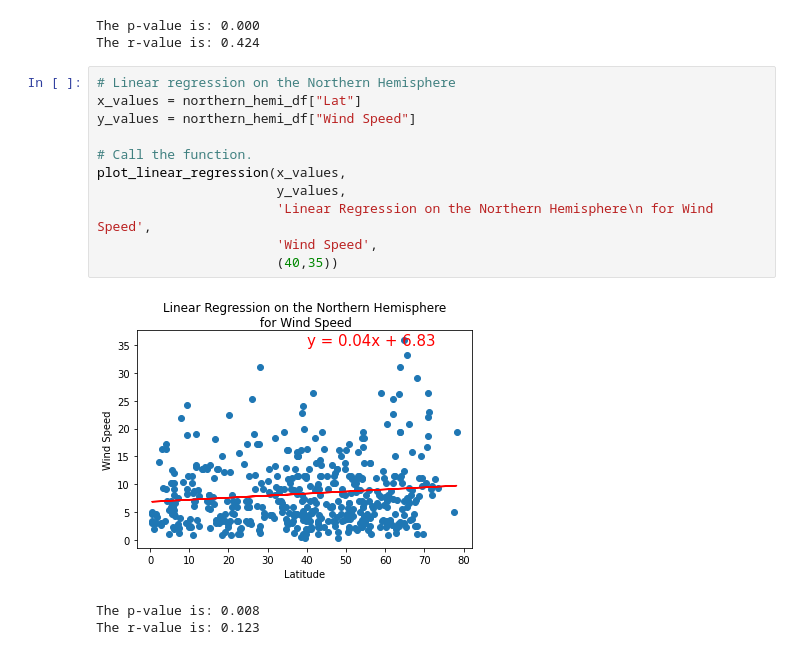
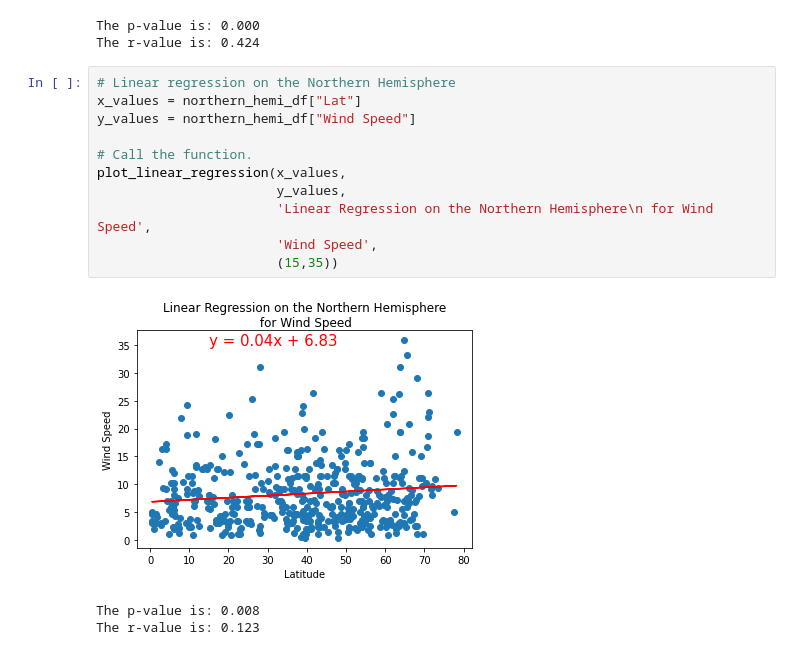
Before and after one commit to ArtTucker/World_Weather_Analysis, a Jupyter notebook: WeatherPy.ipynb, the cells around one changed output. Saved outputs shown, nothing was run; the diff lists cells and outputs as text.

```diff
--- a/WeatherPy.ipynb
+++ b/WeatherPy.ipynb
@@ -404,16 +404,16 @@ The r-value is: 0.424
 # %%
 # Linear regression on the Northern Hemisphere
 x_values = northern_hemi_df["Lat"]
 y_values = northern_hemi_df["Wind Speed"]
 
 # Call the function.
 plot_linear_regression(x_values,
                        y_values,
                        'Linear Regression on the Northern Hemisphere\n for Wind Speed',
                        'Wind Speed',
-                       (40,35))
+                       (15,35))
 # %% [output]
-[figure, old version]
+[figure, new version]
 The p-value is: 0.008
 The r-value is: 0.123
 # %%
```
Also changed, not shown: parts of 1 cell of this notebook.
